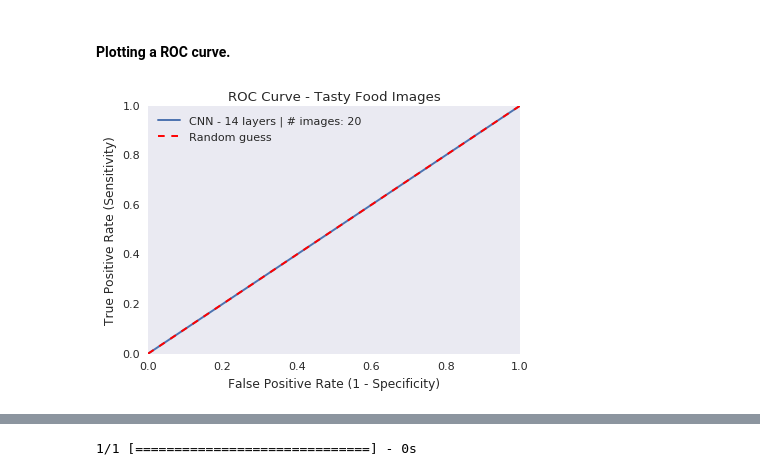
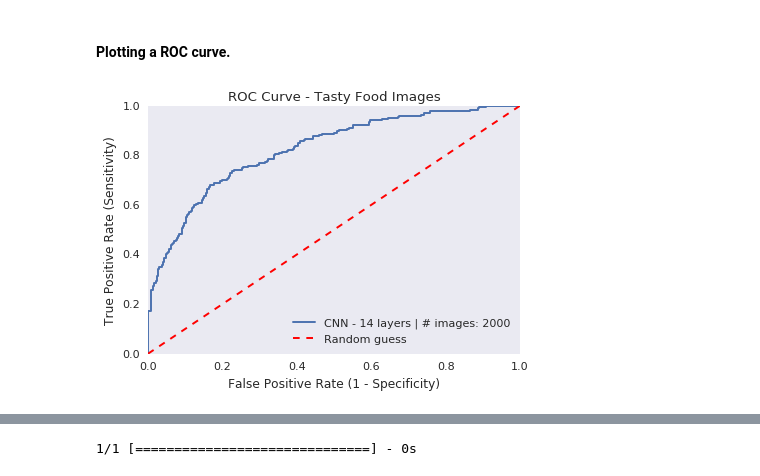
Before and after one commit to carlespoles/DSCI6051-student, a Jupyter notebook: tasty-images-CNN-model-2.ipynb, the cells around one changed output, grey strips where cells are left out. Saved outputs shown, nothing was run; the diff lists cells and outputs as text; code cells hidden in the pictures.

Commit message:
check new model

```diff
--- a/tasty-images-CNN-model-2.ipynb
+++ b/tasty-images-CNN-model-2.ipynb
@@ -44,11 +57,11 @@ X = np.vstack((dl_functions.normalize_images_array(ok_images, IMG_SIZE), dl_func
 #### Creating an array of labels.
 Label 1 indicates good image, and 0 bad image. Note that half of the images are good, half are bad, so labels are calculated accordingly.
 # %%
-y = np.vstack((np.array([1]*(len(X)/2)).reshape((len(X)/2), 1), np.array([0]*(len(X)/2)).reshape((len(X)/2), 1)))
+y_sample = np.vstack((np.array([1]*(len(X_sample)/2)).reshape((len(X_sample)/2), 1), np.array([0]*(len(X_sample)/2)).reshape((len(X_sample)/2), 1)))
 # %% [markdown]
 #### Creating a train, test split.
 # %%
-X_train, X_test, y_train, y_test = train_test_split(X, y, test_size=0.3, random_state=42)
+X_train, X_test, y_train, y_test = train_test_split(X_sample, y_sample, test_size=0.3, random_state=42)
 # %% [markdown]
 #### The labels need to be converted to categorical. Note that we have 2 categories: good (1) and bad (0) images.
 # %%
@@ -60,3 +75,5 @@ y_test_sparse = np_utils.to_categorical(y_test, 2)
+# %%
+IMG_SIZE = 25
 # %%
 model_1 = dl_functions.cnn_model_v_0(IMG_SIZE)
 # %%
@@ -82,4 +99,4 @@ Trainable params: 63,084,130.0
 Non-trainable params: 0.0
 _________________________________________________________________
 # %%
-model_1.fit(X_train, y_train_sparse, batch_size=128, epochs=20, verbose=1, validation_split=0.3)
+model_1.fit(X_train, y_train_sparse, batch_size=128, epochs=40, verbose=1, validation_split=0.3)
@@ -118,9 +150,9 @@ predictions_probability = model_1.predict_proba(X_test)
 # %% [markdown]
 #### Plotting a ROC curve.
 # %%
-dl_functions.plot_roc(y_test, predictions_probability[:,1], "CNN - " + str(len(model_1.layers)) + " layers | # images: " + str(len(X)), "Tasty Food Images")
+dl_functions.plot_roc(y_test, predictions_probability[:,1], "CNN - " + str(len(model_1.layers)) + " layers | # images: " + str(len(X_sample)), "Tasty Food Images")
 # %% [output]
-[figure, old version]
+[figure, new version]
 # %% [markdown]
 ### Prediction using an image of Donald Trump.
 <img src='images/trump_1.jpg' />
```
Also changed, not shown: parts of 33 cells of this notebook.
